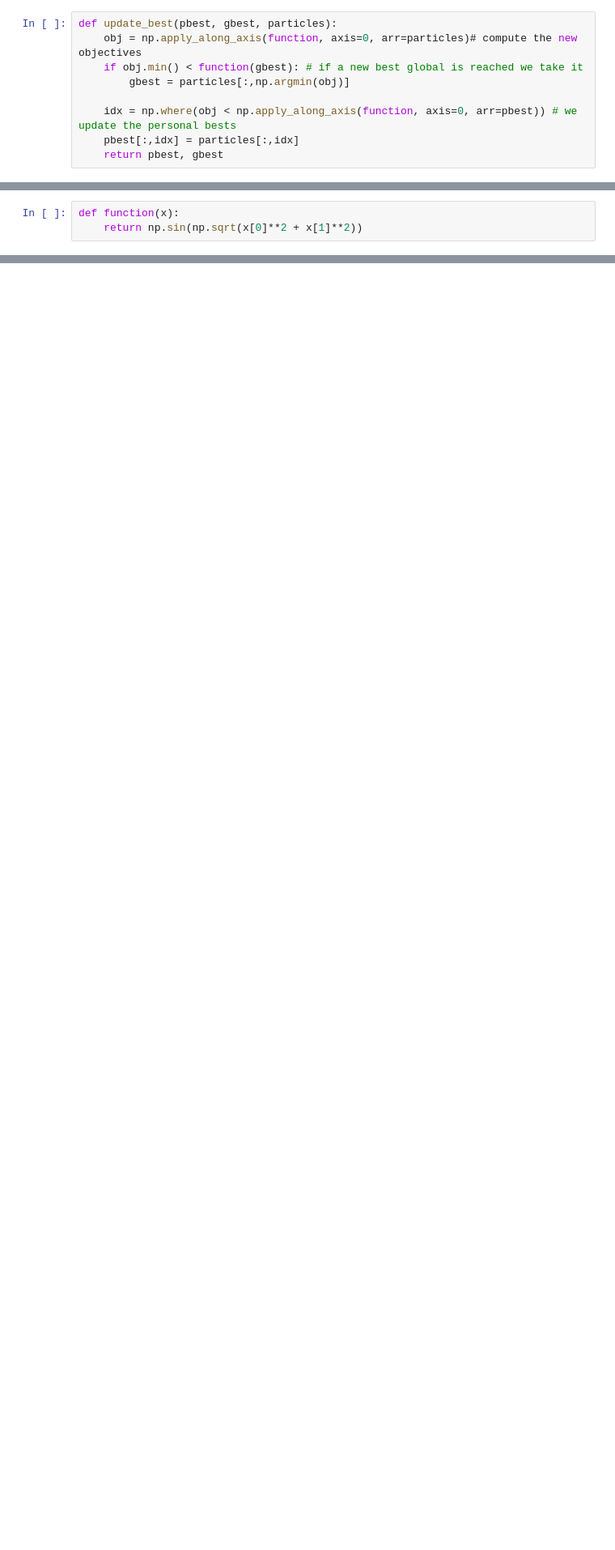
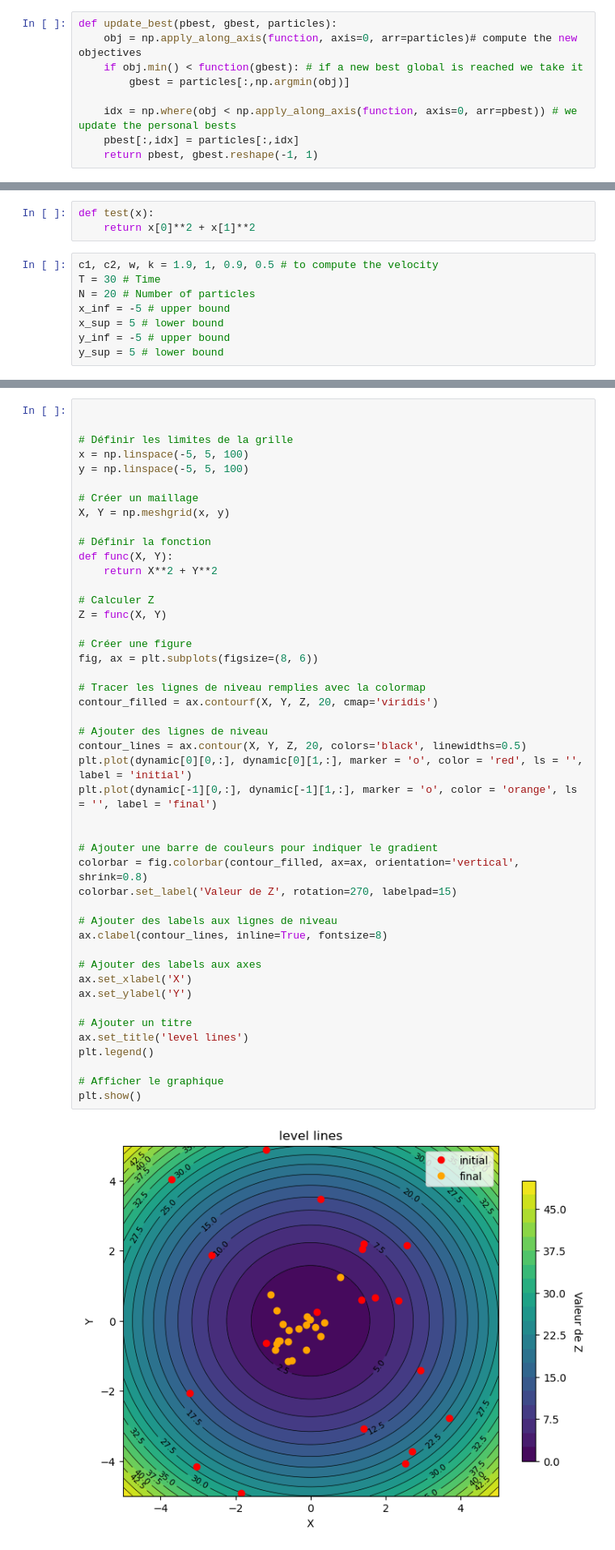
Before and after one commit to MohamedKeteb/optimization_pso_cbo, a Jupyter notebook: 2d_pso.ipynb, the cells around one changed output, grey strips where cells are left out. Shown at 81% size. Drawn from its saved outputs; the diff is of its cells as text; blank space fills up the shorter version.

```diff
--- a/2d_pso.ipynb
+++ b/2d_pso.ipynb
@@ -169,7 +61,7 @@ def update_best(pbest, gbest, particles):
 
     idx = np.where(obj < np.apply_along_axis(function, axis=0, arr=pbest)) # we update the personal bests
     pbest[:,idx] = particles[:,idx]
-    return pbest, gbest
+    return pbest, gbest.reshape(-1, 1)
 # %%
 def run_pso(N, T, c1, c2, w, k, x_inf, x_sup, y_inf, y_sup, function):
 
@@ -198,3 +93,11 @@ def run_pso(N, T, c1, c2, w, k, x_inf, x_sup, y_inf, y_sup, function):
 # %%
-def function(x):
-    return np.sin(np.sqrt(x[0]**2 + x[1]**2))
+def test(x):
+    return x[0]**2 + x[1]**2
+# %%
+c1, c2, w, k = 1.9, 1, 0.9, 0.5 # to compute the velocity
+T = 30 # Time
+N = 20 # Number of particles
+x_inf = -5 # upper bound
+x_sup = 5 # lower bound
+y_inf = -5 # upper bound
+y_sup = 5 # lower bound
@@ -200,0 +142,48 @@ def function(x):
+# %%
+
+
+# Définir les limites de la grille
+x = np.linspace(-5, 5, 100)
+y = np.linspace(-5, 5, 100)
+
+# Créer un maillage
+X, Y = np.meshgrid(x, y)
+
+# Définir la fonction
+def func(X, Y):
+    return X**2 + Y**2
+
+# Calculer Z
+Z = func(X, Y)
+
+# Créer une figure
+fig, ax = plt.subplots(figsize=(8, 6))
+
+# Tracer les lignes de niveau remplies avec la colormap
+contour_filled = ax.contourf(X, Y, Z, 20, cmap='viridis')
+
+# Ajouter des lignes de niveau
+contour_lines = ax.contour(X, Y, Z, 20, colors='black', linewidths=0.5)
+plt.plot(dynamic[0][0,:], dynamic[0][1,:], marker = 'o', color = 'red', ls = '', label = 'initial')
+plt.plot(dynamic[-1][0,:], dynamic[-1][1,:], marker = 'o', color = 'orange', ls = '', label = 'final')
+
+
+# Ajouter une barre de couleurs pour indiquer le gradient
+colorbar = fig.colorbar(contour_filled, ax=ax, orientation='vertical', shrink=0.8)
+colorbar.set_label('Valeur de Z', rotation=270, labelpad=15)
+
+# Ajouter des labels aux lignes de niveau
+ax.clabel(contour_lines, inline=True, fontsize=8)
+
+# Ajouter des labels aux axes
+ax.set_xlabel('X')
+ax.set_ylabel('Y')
+
+# Ajouter un titre
+ax.set_title('level lines')
+plt.legend()
+
+# Afficher le graphique
+plt.show()
+# %% [output]
+[figure, new version]
```
Also changed, not shown: parts of 15 cells of this notebook.
